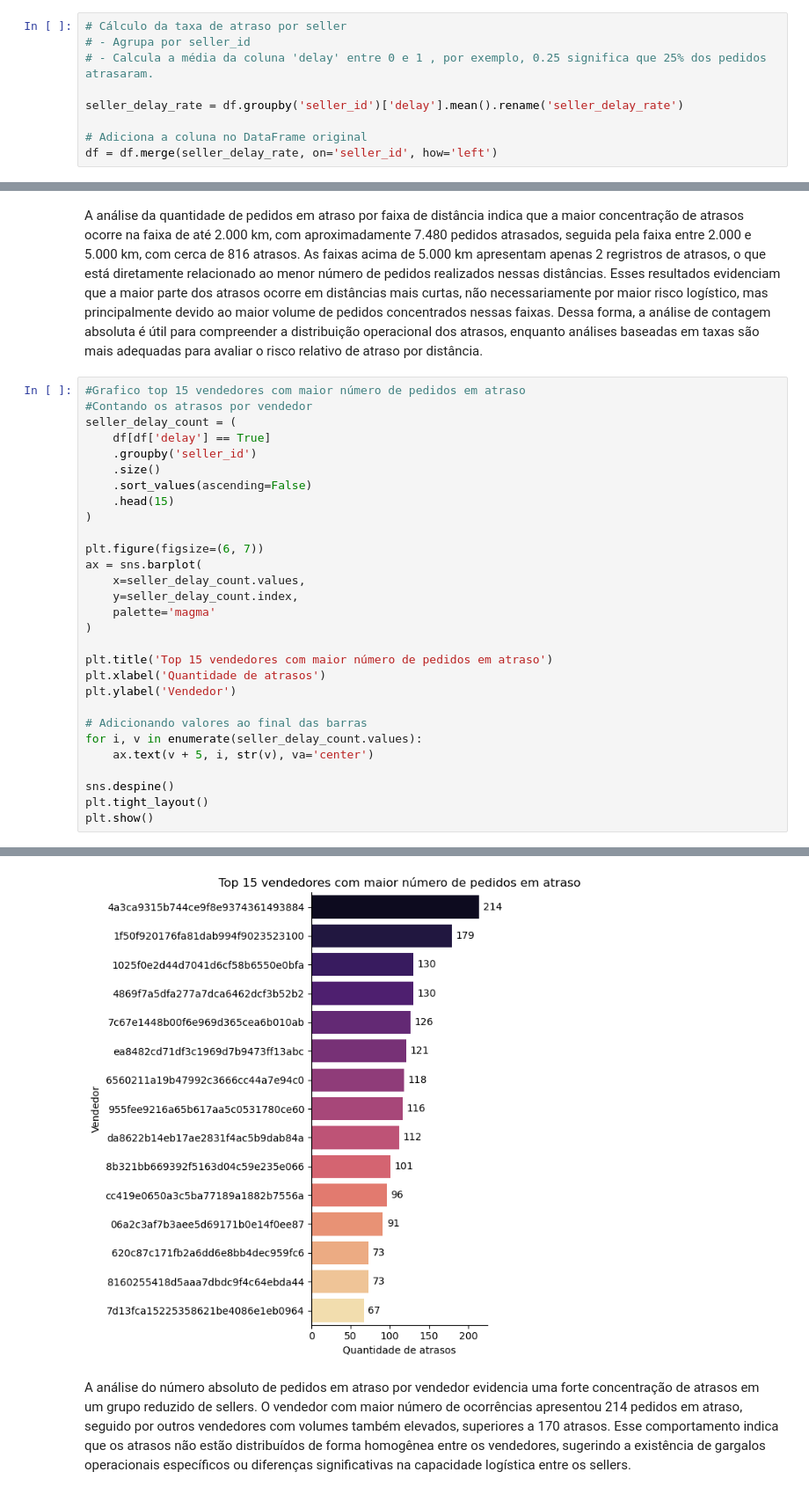
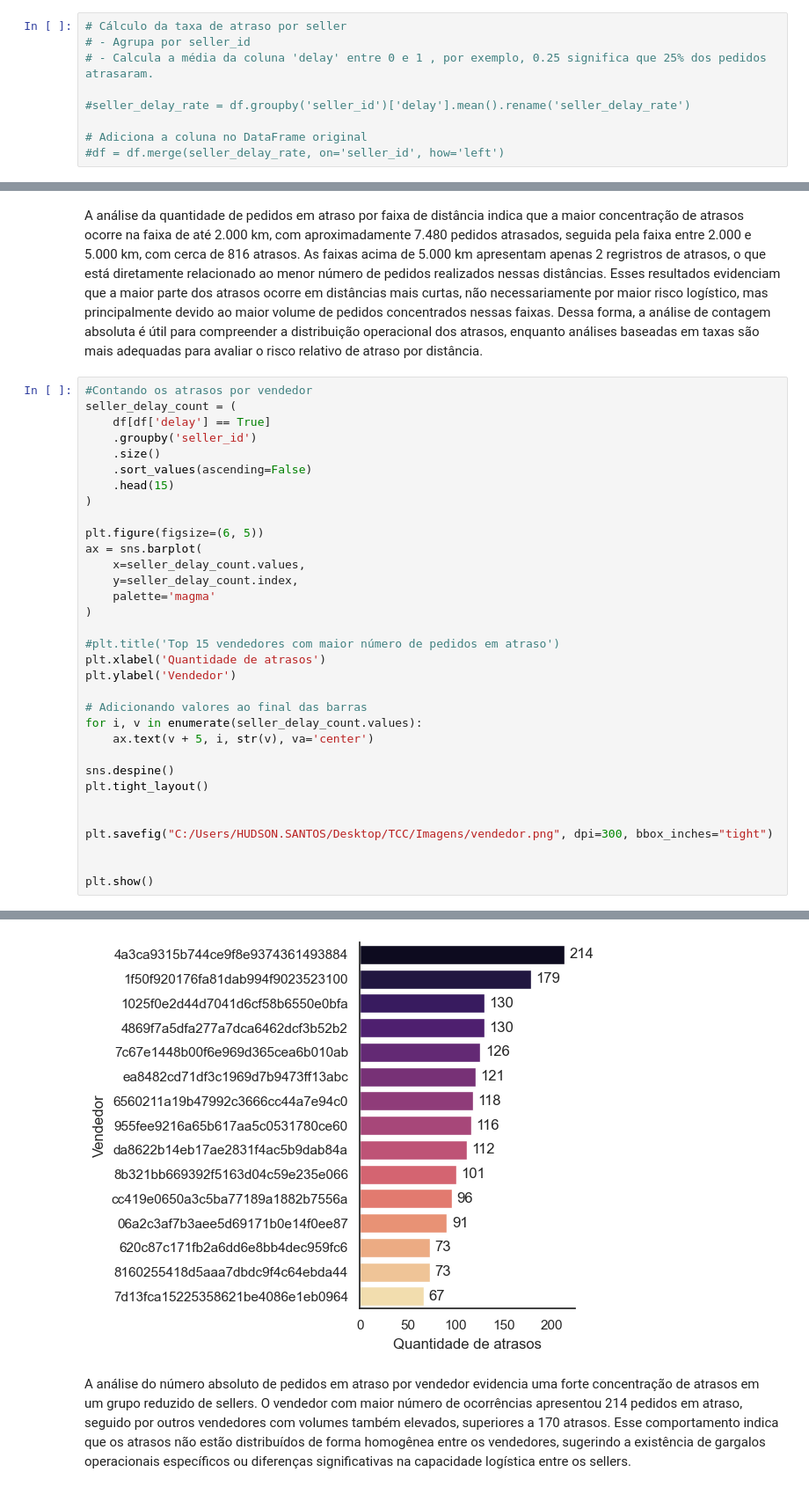
Before and after one commit to HudsonSanto/TCC-Previsao-de-atrasos-em-entregas-no-e-commerce, a Jupyter notebook: codigo/Previsao Atraso Entregas.ipynb, the cells around one changed output, grey strips where cells are left out. Shown at 88% size. Saved outputs shown, nothing was run; the diff lists cells and outputs as text.

```diff
--- a/codigo/Previsao Atraso Entregas.ipynb
+++ b/codigo/Previsao Atraso Entregas.ipynb
@@ -865,10 +916,10 @@ df['lead_time'] = (df['order_estimated_delivery_date'] - df['order_purchase_time
 # - Agrupa por seller_id
 # - Calcula a média da coluna 'delay' entre 0 e 1 , por exemplo, 0.25 significa que 25% dos pedidos atrasaram.
 
-seller_delay_rate = df.groupby('seller_id')['delay'].mean().rename('seller_delay_rate')
+#seller_delay_rate = df.groupby('seller_id')['delay'].mean().rename('seller_delay_rate')
 
 # Adiciona a coluna no DataFrame original
-df = df.merge(seller_delay_rate, on='seller_id', how='left')
+#df = df.merge(seller_delay_rate, on='seller_id', how='left')
 # %%
 df.head()
 # %% [output]
@@ -1080,39 +1137,43 @@ Passing `palette` without assigning `hue` is deprecated and will be removed in v
 A análise da quantidade de pedidos em atraso por faixa de distância indica que a maior concentração de atrasos ocorre na faixa de até 2.000 km, com aproximadamente 7.480 pedidos atrasados, seguida pela faixa entre 2.000 e 5.000 km, com cerca de 816 atrasos. As faixas acima de 5.000 km apresentam apenas 2 regristros de atrasos, o que está diretamente relacionado ao menor número de pedidos realizados nessas distâncias.
 Esses resultados evidenciam que a maior parte dos atrasos ocorre em distâncias mais curtas, não necessariamente por maior risco logístico, mas principalmente devido ao maior volume de pedidos concentrados nessas faixas. Dessa forma, a análise de contagem absoluta é útil para compreender a distribuição operacional dos atrasos, enquanto análises baseadas em taxas são mais adequadas para avaliar o risco relativo de atraso por distância.
 # %%
-#Grafico top 15 vendedores com maior número de pedidos em atraso
 #Contando os atrasos por vendedor
 seller_delay_count = (
     df[df['delay'] == True]
     .groupby('seller_id')
     .size()
     .sort_values(ascending=False)
     .head(15)
 )
 
-plt.figure(figsize=(6, 7))
+plt.figure(figsize=(6, 5))
 ax = sns.barplot(
     x=seller_delay_count.values,
     y=seller_delay_count.index,
     palette='magma'
 )
 
-plt.title('Top 15 vendedores com maior número de pedidos em atraso')
+#plt.title('Top 15 vendedores com maior número de pedidos em atraso')
 plt.xlabel('Quantidade de atrasos')
 plt.ylabel('Vendedor')
 
 # Adicionando valores ao final das barras
 for i, v in enumerate(seller_delay_count.values):
     ax.text(v + 5, i, str(v), va='center')
 
 sns.despine()
 plt.tight_layout()
+
+
+plt.savefig("C:/Users/HUDSON.SANTOS/Desktop/TCC/Imagens/vendedor.png", dpi=300, bbox_inches="tight")
+
+
 plt.show()
 # %% [output]
 Passing `palette` without assigning `hue` is deprecated and will be removed in v0.14.0. Assign the `y` variable to `hue` and set `legend=False` for the same effect.
 
   ax = sns.barplot(
-[figure, old version]
+[figure, new version]
 # %% [markdown]
 A análise do número absoluto de pedidos em atraso por vendedor evidencia uma forte concentração de atrasos em um grupo reduzido de sellers. O vendedor com maior número de ocorrências apresentou 214 pedidos em atraso, seguido por outros vendedores com volumes também elevados, superiores a 170 atrasos. Esse comportamento indica que os atrasos não estão distribuídos de forma homogênea entre os vendedores, sugerindo a existência de gargalos operacionais específicos ou diferenças significativas na capacidade logística entre os sellers.
 # %%
```
Also changed, not shown: parts of 50 cells of this notebook.
